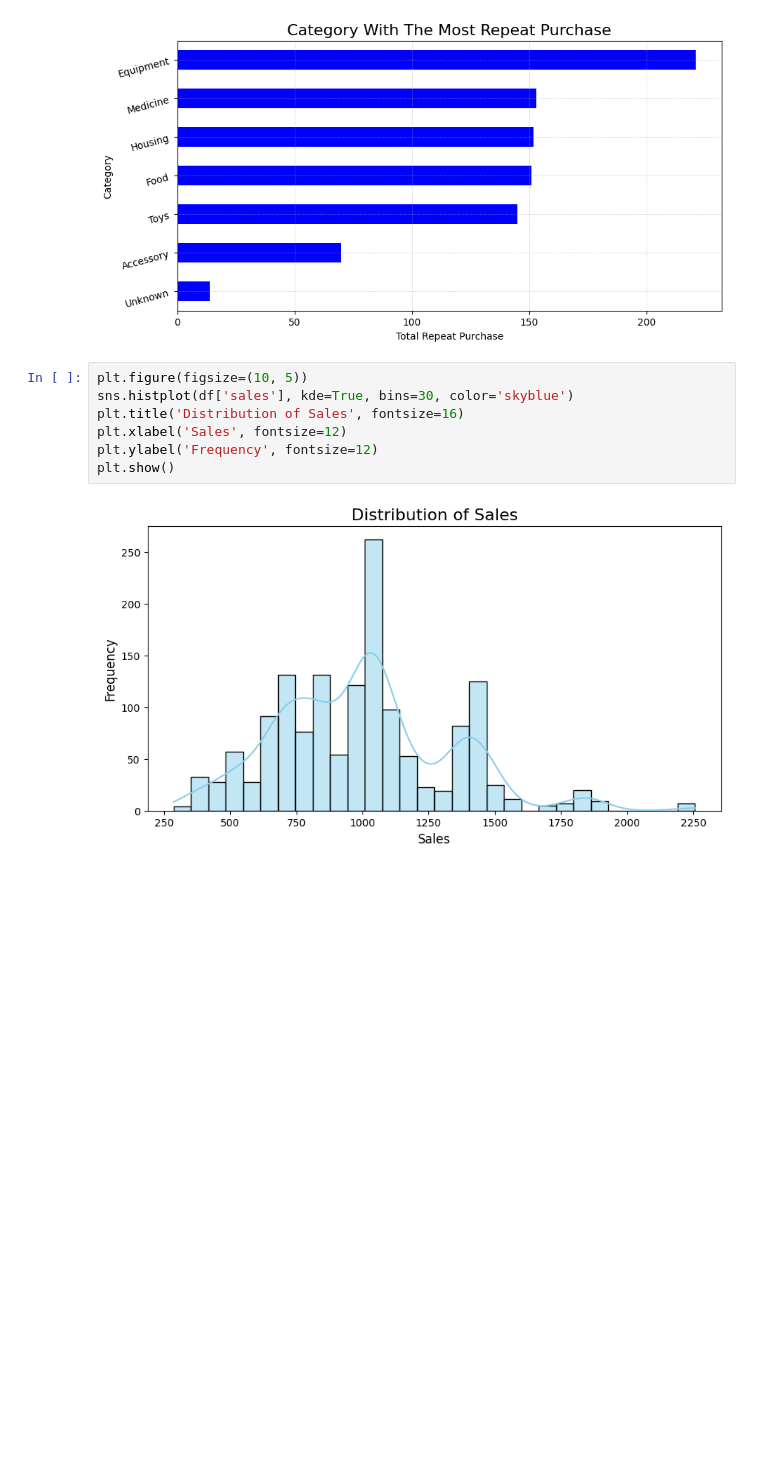
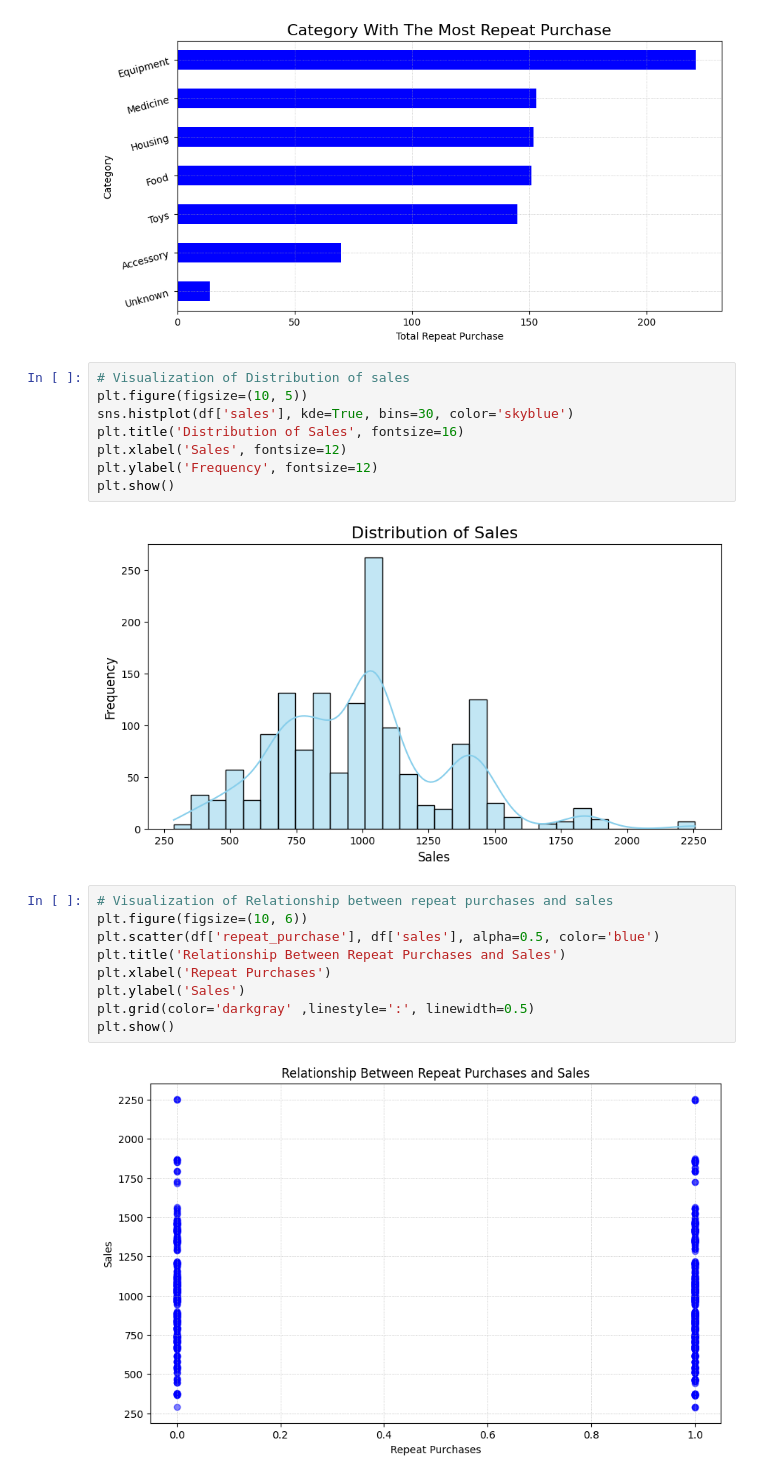
Before and after one commit to davinavc/Data-Analyst, a Jupyter notebook: Datacamp.ipynb, the cells around one changed output. Drawn from its saved outputs; the diff is of its cells as text; blank space fills up the shorter version.

```diff
--- a/Datacamp.ipynb
+++ b/Datacamp.ipynb
@@ -157,6 +159,7 @@ plt.show()
 # %% [output]
 [figure]
 # %%
+# Visualization of Distribution of sales
 plt.figure(figsize=(10, 5))
 sns.histplot(df['sales'], kde=True, bins=30, color='skyblue')
 plt.title('Distribution of Sales', fontsize=16)
@@ -165,3 +168,14 @@ plt.ylabel('Frequency', fontsize=12)
 plt.show()
 # %% [output]
 [figure]
+# %%
+# Visualization of Relationship between repeat purchases and sales
+plt.figure(figsize=(10, 6))
+plt.scatter(df['repeat_purchase'], df['sales'], alpha=0.5, color='blue')
+plt.title('Relationship Between Repeat Purchases and Sales')
+plt.xlabel('Repeat Purchases')
+plt.ylabel('Sales')
+plt.grid(color='darkgray' ,linestyle=':', linewidth=0.5)
+plt.show()
+# %% [output]
+[figure, added]
```
Also changed, not shown: parts of 2 cells of this notebook.
